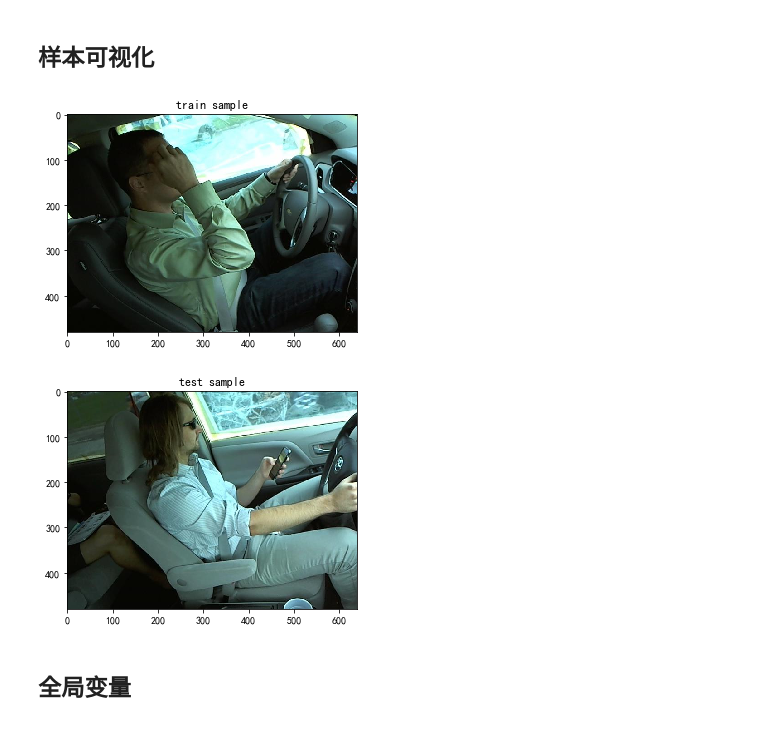
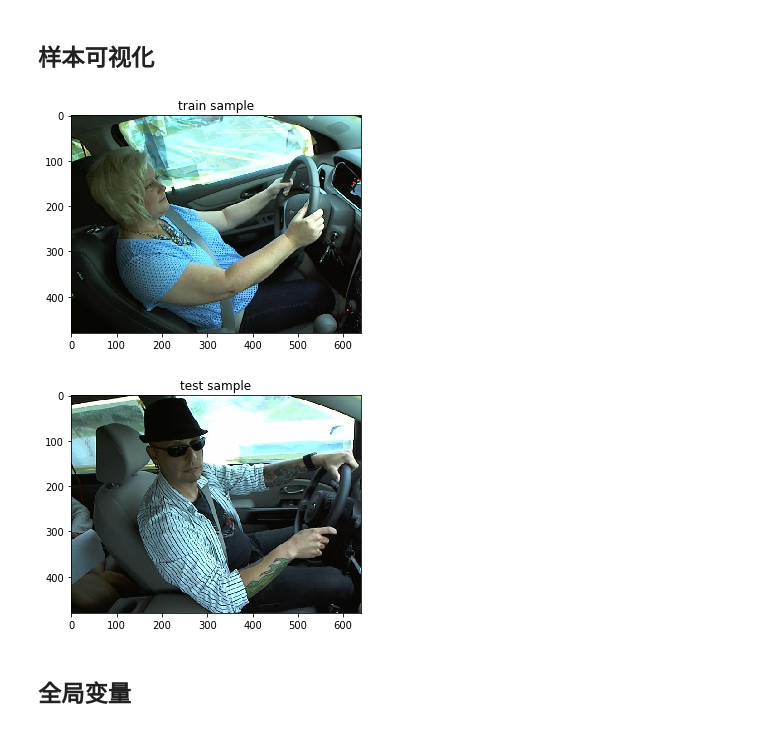
Before and after one commit to NiuCoder/distracted_driver_detection, a Jupyter notebook: distracted_driver_detection_torch.ipynb, the cells around one changed output. Cells and saved outputs as stored; diff of their text form; code cells hidden in the pictures.

Commit message:
tobe_traine

```diff
--- a/distracted_driver_detection_torch.ipynb
+++ b/distracted_driver_detection_torch.ipynb
@@ -107,32 +108,32 @@ def get_driver_img_map(driver_image_lists):
 # %%
 # 在训练集和测试集中分别选取一张图片进行展示
 def show_sample():
-    train_image_path = os.path.join('imgs','train','c0','*.jpg')
-    test_image_path = os.path.join('imgs','test','test','*.jpg')
+    train_image_path = os.path.join('../imgs','train','c0','*.jpg')
+    test_image_path = os.path.join('../imgs','testroot','test','*.jpg')
     train_files = glob.glob(train_image_path)
     test_files = glob.glob(test_image_path)
     train_file_index = 0
     test_file_index = 0
     for fl in train_files:
         if train_file_index == 0:
             img = cv2.imread(fl)
             RGB_img = cv2.cvtColor(img,cv2.COLOR_BGR2RGB)
             plt.imshow(RGB_img)
             plt.title('train sample')
             plt.show()
             break
     for fl in test_files:
         if test_file_index == 0:
             img = cv2.imread(fl)
             RGB_img = cv2.cvtColor(img,cv2.COLOR_BGR2RGB)
             plt.imshow(RGB_img)
             plt.title('test sample')
             plt.show()
             break
 show_sample()
 # %% [output]
-[figure, old version]
+[figure, new version]
-[figure, old version]
+[figure, new version]
 # %% [markdown]
 ## 全局变量
 # %%
```
Also changed, not shown: parts of 27 cells of this notebook.
